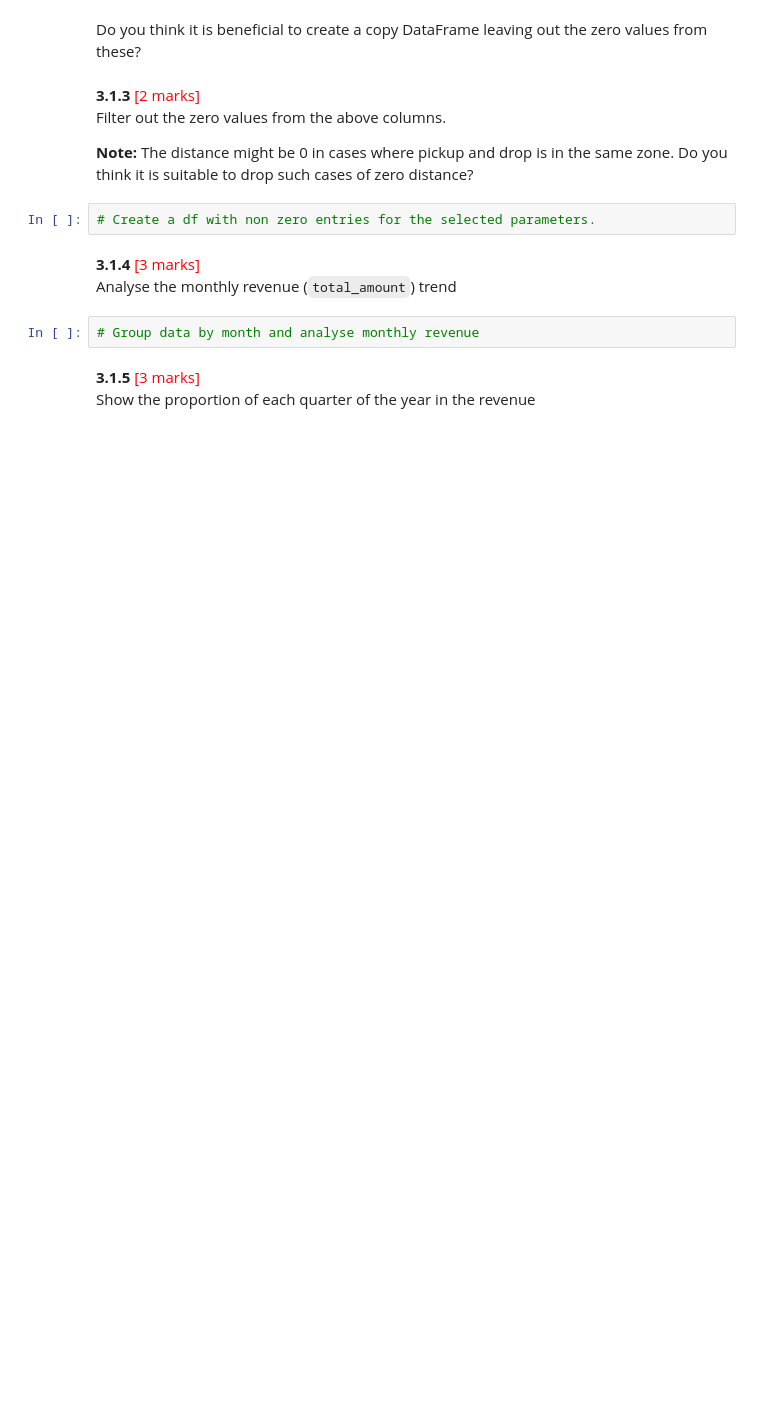
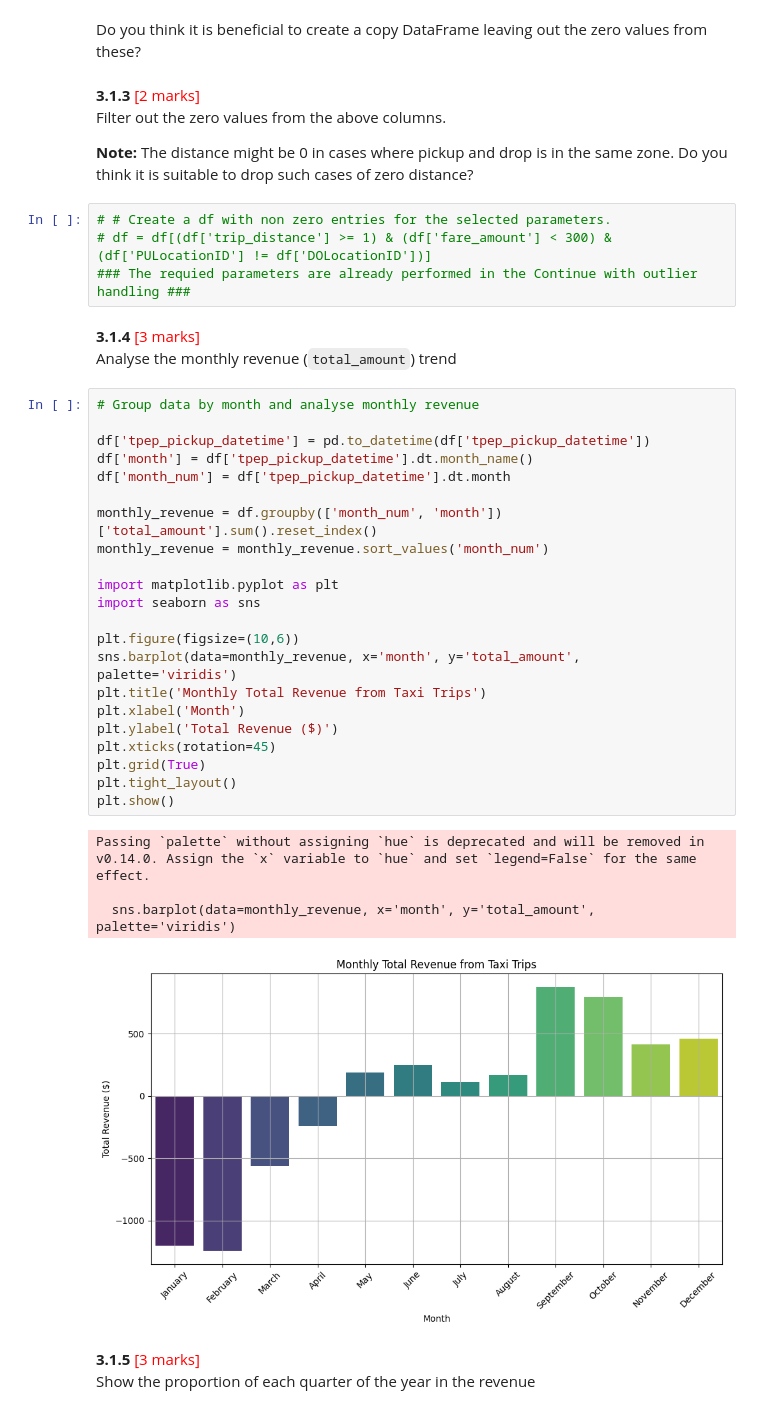
Before and after one commit to AGON002/python-assignment, a Jupyter notebook: EDA_Assg_NYC_Taxi_Starter.ipynb, the cells around one changed output. Drawn from its saved outputs; the diff is of its cells as text; blank space fills up the shorter version.

```diff
--- a/EDA_Assg_NYC_Taxi_Starter.ipynb
+++ b/EDA_Assg_NYC_Taxi_Starter.ipynb
@@ -773,12 +824,39 @@ Filter out the zero values from the above columns.
 
 **Note:** The distance might be 0 in cases where pickup and drop is in the same zone. Do you think it is suitable to drop such cases of zero distance?
 # %%
-# Create a df with non zero entries for the selected parameters.
+# # Create a df with non zero entries for the selected parameters.
+# df = df[(df['trip_distance'] >= 1) & (df['fare_amount'] < 300) &  (df['PULocationID'] != df['DOLocationID'])]
+### The requied parameters are already performed in the Continue with outlier handling ###
 # %% [markdown]
 **3.1.4** <font color = red>[3 marks]</font> <br>
 Analyse the monthly revenue (`total_amount`) trend
-# %%
-# Group data by month and analyse monthly revenue
+# %%
+# Group data by month and analyse monthly revenue
+
+df['tpep_pickup_datetime'] = pd.to_datetime(df['tpep_pickup_datetime'])
+df['month'] = df['tpep_pickup_datetime'].dt.month_name()
+df['month_num'] = df['tpep_pickup_datetime'].dt.month
+
+monthly_revenue = df.groupby(['month_num', 'month'])['total_amount'].sum().reset_index()
+monthly_revenue = monthly_revenue.sort_values('month_num')
+
+import matplotlib.pyplot as plt
+import seaborn as sns
+
+plt.figure(figsize=(10,6))
+sns.barplot(data=monthly_revenue, x='month', y='total_amount', palette='viridis')
+plt.title('Monthly Total Revenue from Taxi Trips')
+plt.xlabel('Month')
+plt.ylabel('Total Revenue ($)')
+plt.xticks(rotation=45)
+plt.grid(True)
+plt.tight_layout()
+plt.show()
+# %% [output]
+Passing `palette` without assigning `hue` is deprecated and will be removed in v0.14.0. Assign the `x` variable to `hue` and set `legend=False` for the same effect.
+
+  sns.barplot(data=monthly_revenue, x='month', y='total_amount', palette='viridis')
+[figure, added]
 # %% [markdown]
 **3.1.5** <font color = red>[3 marks]</font> <br>
 Show the proportion of each quarter of the year in the revenue
```
Also changed, not shown: parts of 21 cells of this notebook.
